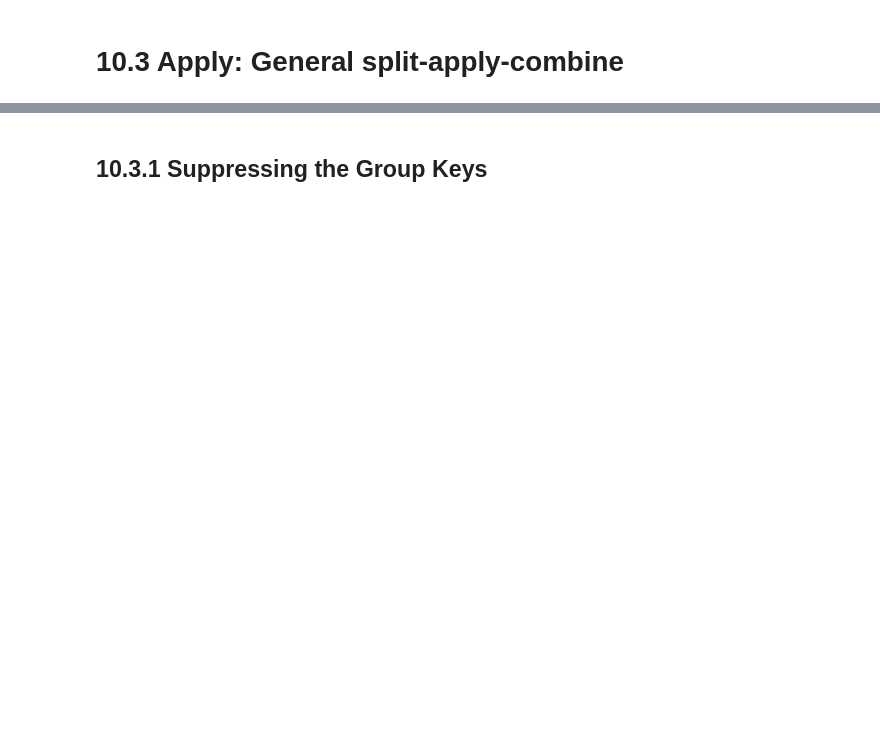
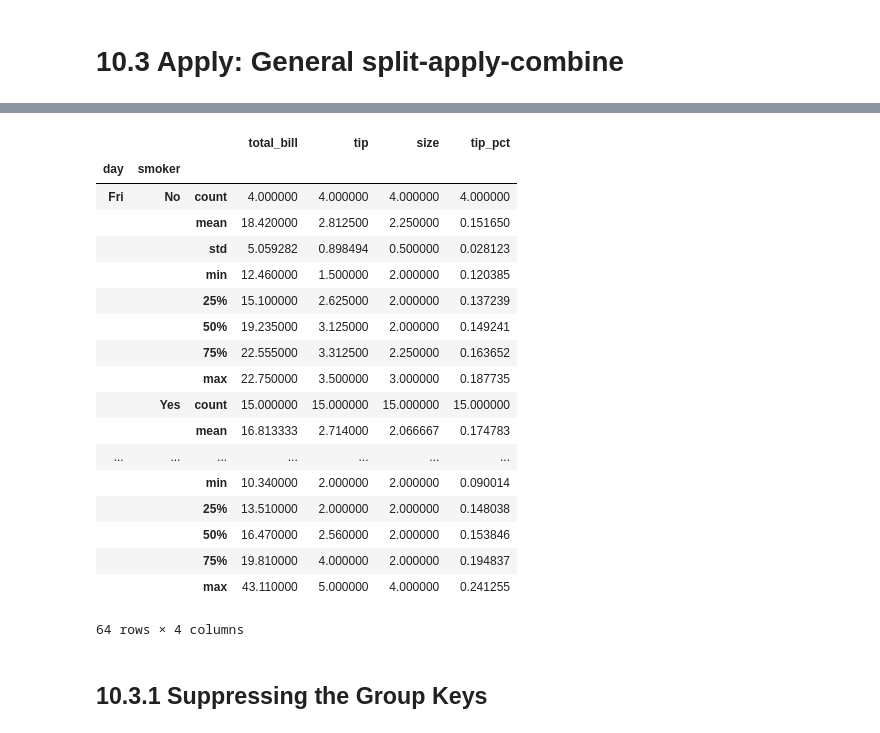
Before and after one commit to BoyuanLi-Steven/Python-For-Data-Analysis-2nd, a Jupyter notebook: Chapter 10. Data Aggregation and Group Operations.ipynb, the cells around one changed output, grey strips where cells are left out. Saved outputs shown, nothing was run; the diff lists cells and outputs as text; code cells hidden in the pictures; blank space fills up the shorter version.

```diff
--- a/Chapter 10. Data Aggregation and Group Operations.ipynb
+++ b/Chapter 10. Data Aggregation and Group Operations.ipynb
@@ -89,2 +395,5 @@ dtype: int64
 # %% [markdown]
 ## 10.2.1 Column-Wise and Multiple Function Application
+# %%
+tips = pd.read_csv('/Users/boyuan/Desktop/OneDrive - Duke University/Data Science Box/Python/Python for data analysis 2nd/examples/tips.csv')
+tips.head()
@@ -90,0 +407,3 @@ dtype: int64
+# %%
+tips['tip_pct'] = tips['tip'] / tips['total_bill']
+tips[:6]
@@ -90,0 +418,3 @@ dtype: int64
+# %%
+grouped = tips.groupby(['day','smoker'])
+grouped
@@ -95,2 +621,25 @@ dtype: int64
+# %%
+f = lambda x:x.describe()
+grouped.apply(f)
+# %% [output]
+|  |  |  | total_bill | tip | size | tip_pct |
+| day | smoker |  |  |  |  |  |
+| Fri | No | count | 4.000000 | 4.000000 | 4.000000 | 4.000000 |
+|  |  | mean | 18.420000 | 2.812500 | 2.250000 | 0.151650 |
+|  |  | std | 5.059282 | 0.898494 | 0.500000 | 0.028123 |
+|  |  | min | 12.460000 | 1.500000 | 2.000000 | 0.120385 |
+|  |  | 25% | 15.100000 | 2.625000 | 2.000000 | 0.137239 |
+|  |  | 50% | 19.235000 | 3.125000 | 2.000000 | 0.149241 |
+|  |  | 75% | 22.555000 | 3.312500 | 2.250000 | 0.163652 |
+|  |  | max | 22.750000 | 3.500000 | 3.000000 | 0.187735 |
+|  | Yes | count | 15.000000 | 15.000000 | 15.000000 | 15.000000 |
+|  |  | mean | 16.813333 | 2.714000 | 2.066667 | 0.174783 |
+| ... | ... | ... | ... | ... | ... | ... |
+|  |  | min | 10.340000 | 2.000000 | 2.000000 | 0.090014 |
+|  |  | 25% | 13.510000 | 2.000000 | 2.000000 | 0.148038 |
+|  |  | 50% | 16.470000 | 2.560000 | 2.000000 | 0.153846 |
+|  |  | 75% | 19.810000 | 4.000000 | 2.000000 | 0.194837 |
+|  |  | max | 43.110000 | 5.000000 | 4.000000 | 0.241255 |
+64 rows × 4 columns
 # %% [markdown]
 ## 10.3.1 Suppressing the Group Keys
```
Also changed, not shown: parts of 103 cells of this notebook.
